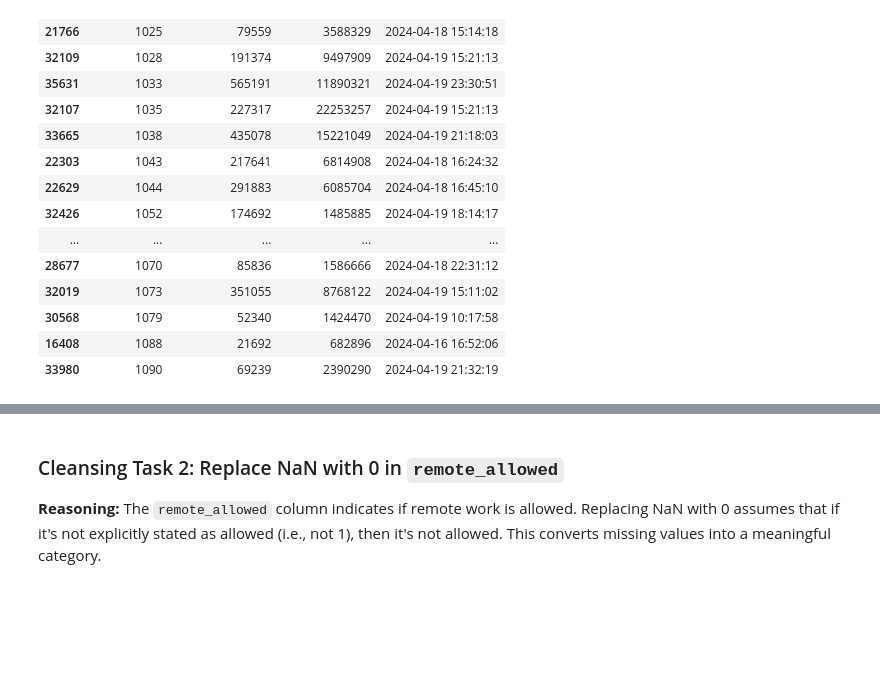
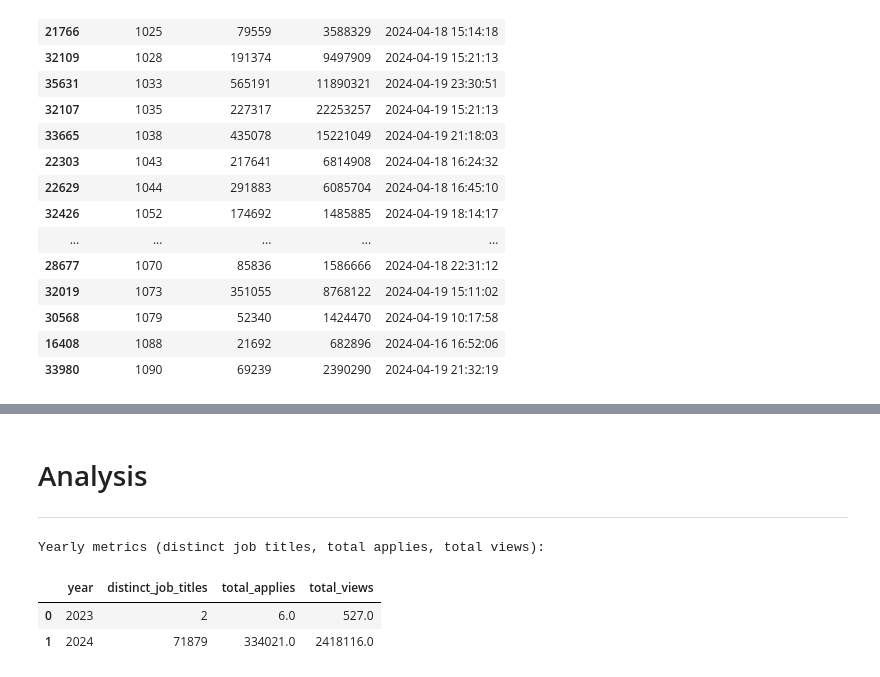
Before and after one commit to gettokeroro/DADS5001_MINI_PROJECT, a Jupyter notebook: Job_Application_Analysis.ipynb, the cells around one changed output, grey strips where cells are left out. Drawn from its saved outputs; the diff is of its cells as text; code cells hidden in the pictures; blank space fills up the shorter version.

```diff
--- a/Job_Application_Analysis.ipynb
+++ b/Job_Application_Analysis.ipynb
@@ -334,4 +308,18 @@ First 5 records of df_employee_counts after cleaning (one row per company_id bas
-# %% [markdown]
-### Cleansing Task 2: Replace NaN with 0 in `remote_allowed`
-
-**Reasoning:** The `remote_allowed` column indicates if remote work is allowed. Replacing NaN with 0 assumes that if it's not explicitly stated as allowed (i.e., not 1), then it's not allowed. This converts missing values into a meaningful category.
+# %% [markdown]
+# Analysis
+
+---
+# %%
+df_yearly_metrics = df_merged.groupby('year').agg(
+    distinct_job_titles=('title', 'nunique'),
+    total_applies=('applies', 'sum'),
+    total_views=('views', 'sum')
+).reset_index()
+
+print("Yearly metrics (distinct job titles, total applies, total views):")
+display(df_yearly_metrics.head())
+# %% [output]
+Yearly metrics (distinct job titles, total applies, total views):
+|  | year | distinct_job_titles | total_applies | total_views |
+| 0 | 2023 | 2 | 6.0 | 527.0 |
+| 1 | 2024 | 71879 | 334021.0 | 2418116.0 |
```
Also changed, not shown: parts of 13 cells of this notebook.
